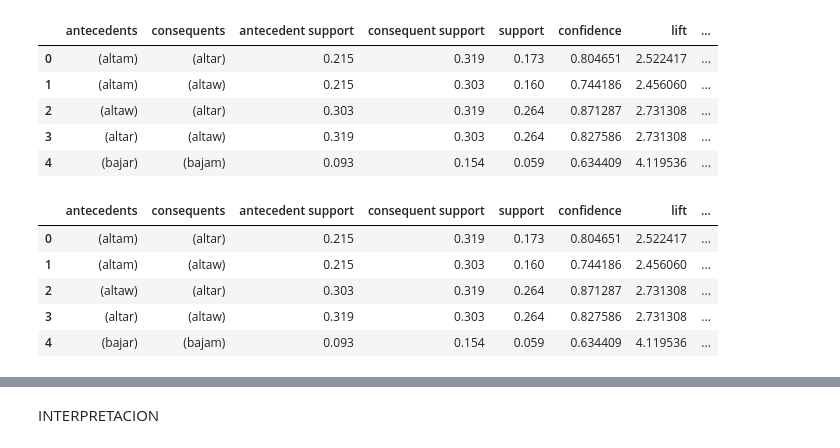
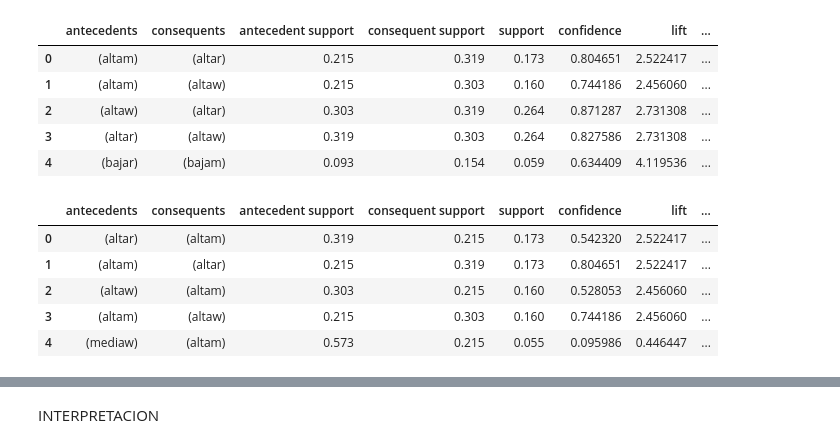
Before and after one commit to roig7/Practicamining2, a Jupyter notebook: LAB02-GRUPORoigChavarri/Practica1Asociacion.ipynb, the cells around one changed output, grey strips where cells are left out. Cells and saved outputs as stored; diff of their text form; code cells hidden in the pictures.

```diff
--- a/LAB02-GRUPORoigChavarri/Practica1Asociacion.ipynb
+++ b/LAB02-GRUPORoigChavarri/Practica1Asociacion.ipynb
@@ -271,12 +271,12 @@ rules1.head()
 | 3 | (altar) | (altaw) | 0.319 | 0.303 | 0.264 | 0.827586 | 2.731308 | ... |
 | 4 | (bajar) | (bajam) | 0.093 | 0.154 | 0.059 | 0.634409 | 4.119536 | ... |
 # %%
-rules2 = association_rules(association_rules2, metric="confidence", min_threshold=0.6)
-rules2.head()
+rules12 = association_rules(association_rules1, metric="lift", min_threshold=0.4)
+rules12.head()
 # %% [output]
 |  | antecedents | consequents | antecedent support | consequent support | support | confidence | lift | ... |
-| 0 | (altam) | (altar) | 0.215 | 0.319 | 0.173 | 0.804651 | 2.522417 | ... |
-| 1 | (altam) | (altaw) | 0.215 | 0.303 | 0.160 | 0.744186 | 2.456060 | ... |
-| 2 | (altaw) | (altar) | 0.303 | 0.319 | 0.264 | 0.871287 | 2.731308 | ... |
-| 3 | (altar) | (altaw) | 0.319 | 0.303 | 0.264 | 0.827586 | 2.731308 | ... |
-| 4 | (bajar) | (bajam) | 0.093 | 0.154 | 0.059 | 0.634409 | 4.119536 | ... |
+| 0 | (altar) | (altam) | 0.319 | 0.215 | 0.173 | 0.542320 | 2.522417 | ... |
+| 1 | (altam) | (altar) | 0.215 | 0.319 | 0.173 | 0.804651 | 2.522417 | ... |
+| 2 | (altaw) | (altam) | 0.303 | 0.215 | 0.160 | 0.528053 | 2.456060 | ... |
+| 3 | (altam) | (altaw) | 0.215 | 0.303 | 0.160 | 0.744186 | 2.456060 | ... |
+| 4 | (mediaw) | (altam) | 0.573 | 0.215 | 0.055 | 0.095986 | 0.446447 | ... |
```
Also changed, not shown: parts of 24 cells of this notebook.
